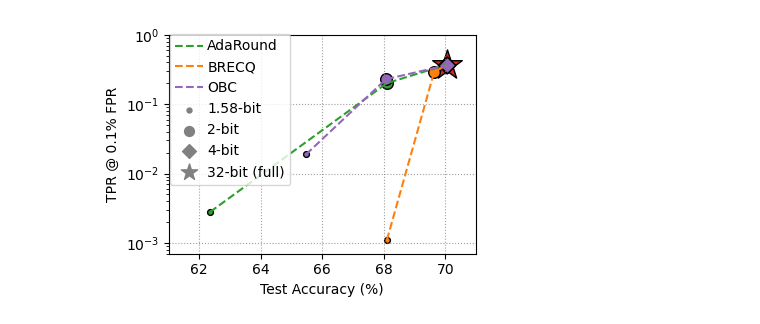
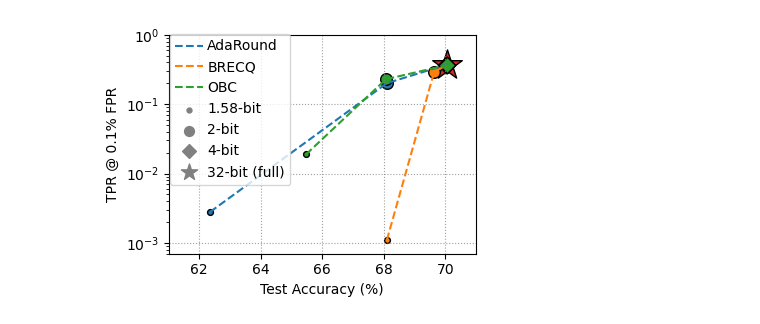
Before and after one commit to QuTongxi/Quant-MIA, a Jupyter notebook: Codes/plot_teaser.ipynb, the cells around one changed output. Drawn from its saved outputs; the diff is of its cells as text; code cells hidden in the pictures.

Commit message:
ref plot teasear: change colours

```diff
--- a/Codes/plot_teaser.ipynb
+++ b/Codes/plot_teaser.ipynb
@@ -12,7 +12,7 @@ obc_y = [0.0189, 0.2288, 0.3647]
 
 plt.figure(figsize=(4.0, 3))
 
-colors = ["tab:green", "tab:orange", "tab:purple"]
+colors = ["tab:blue", "tab:orange", "tab:green"]
 markers = [".", "o", "D"]
 s = 70
 
@@ -55,31 +55,31 @@ for i in range(3):
 plt.scatter(
     [70.05],
     [0.3683],
     color="tab:red",
     marker="*",
     s=500,
     zorder=0,
     edgecolors="black",
     linewidths=1,
     label="32-bit (full)",
 )
 
 plt.xlabel("Test Accuracy (%)")
 plt.ylabel("TPR @ 0.1% FPR")
 plt.xlim(61, 71)
 plt.ylim(7e-4, 1.0)
 plt.yscale("log")
 plt.grid(axis="both", linestyle="dotted", color="tab:grey", alpha=0.75)
 
 plt.tight_layout()
 legend = plt.legend(
     bbox_to_anchor=(0.2, 0.66), loc="center", borderaxespad=0.0, handletextpad=0.3
 )
 for legend_item in legend.legendHandles[3:]:
     legend_item.set_color("gray")
     legend_item.set_sizes([50])
 legend.legendHandles[-1].set_sizes([150])
 
 plt.savefig("teaser.pdf", format="pdf", dpi=300, bbox_inches="tight")
 # %% [output]
-[figure, old version]
+[figure, new version]
```
